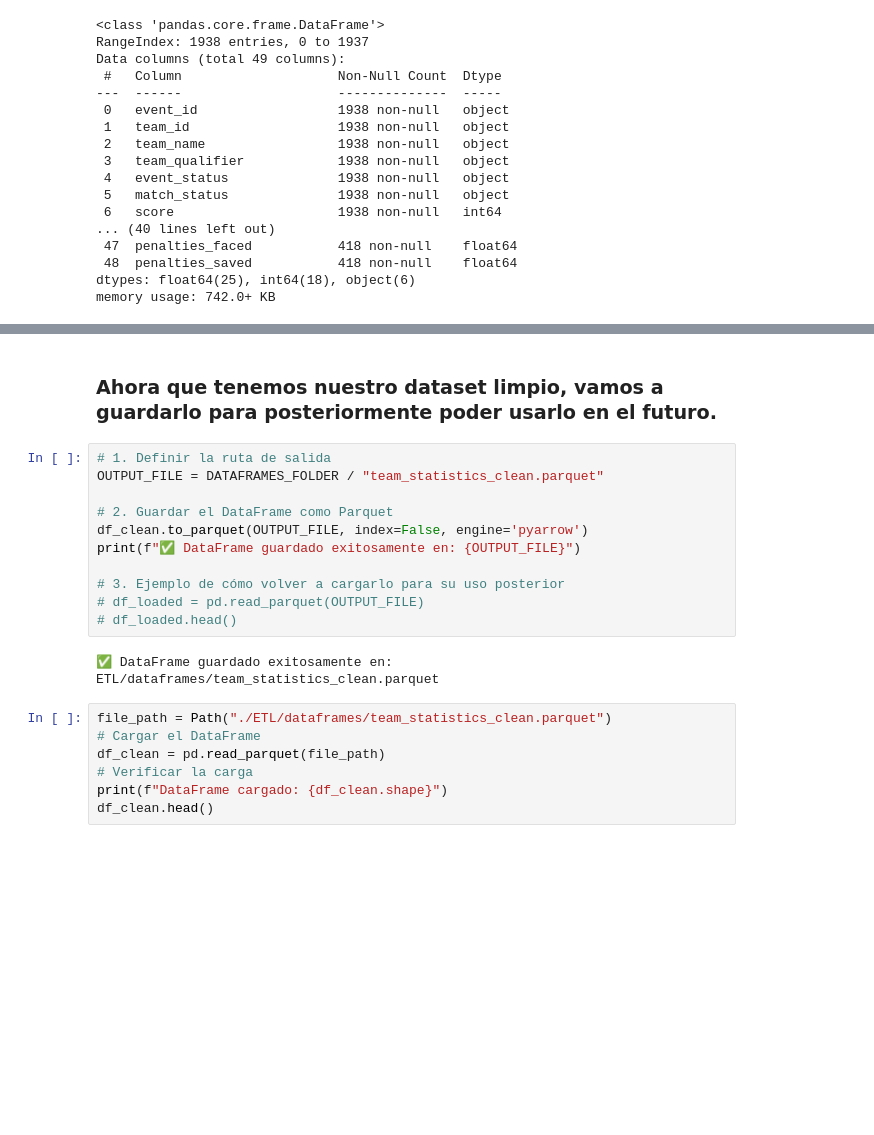
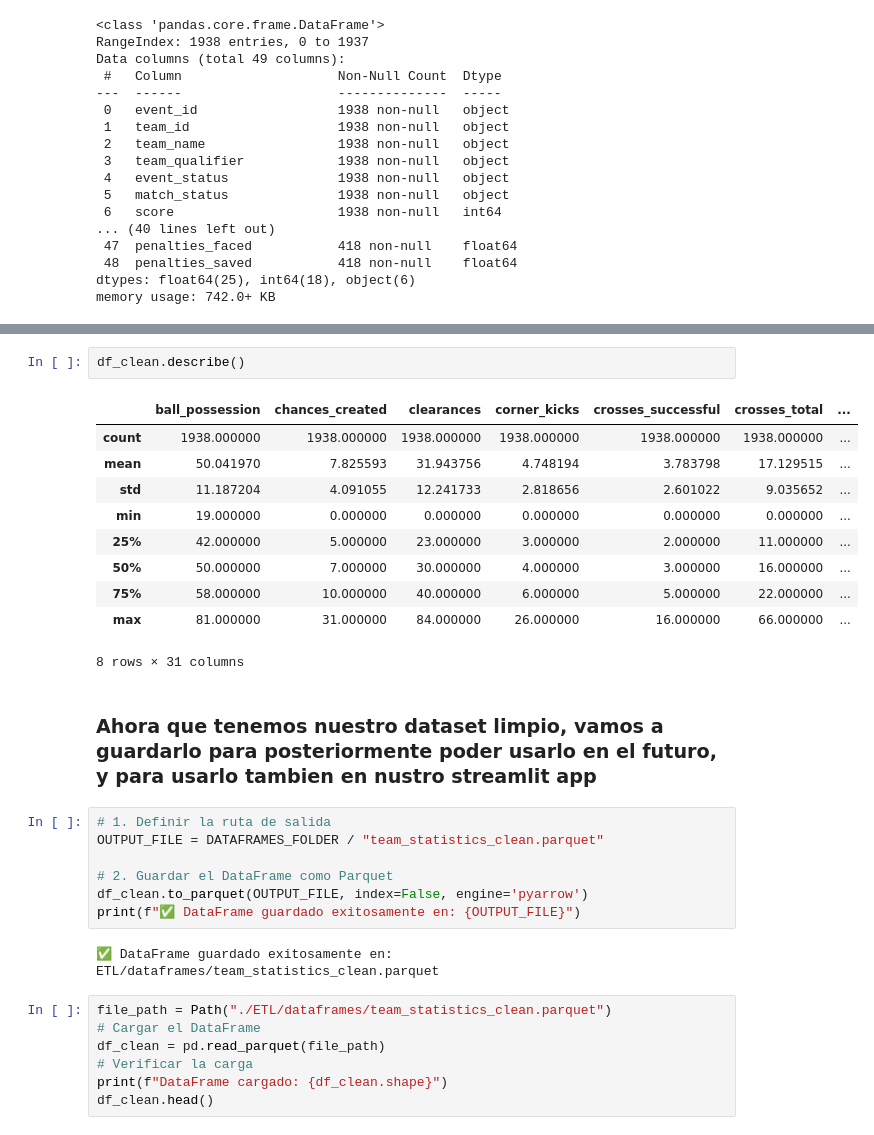
Before and after one commit to easyAppsRepos/proyecto_obtencion_de_datos, a Jupyter notebook: EDA/EDA.ipynb, the cells around one changed output, grey strips where cells are left out. Saved outputs shown, nothing was run; the diff lists cells and outputs as text; blank space fills up the shorter version.

```diff
--- a/EDA/EDA.ipynb
+++ b/EDA/EDA.ipynb
@@ -288,8 +305,21 @@ Data columns (total 34 columns):
  33  shot_volume_per_possession  1938 non-null   float64
 dtypes: float64(19), int64(12), object(3)
 memory usage: 514.9+ KB
+# %%
+df_clean.describe()
+# %% [output]
+|  | ball_possession | chances_created | clearances | corner_kicks | crosses_successful | crosses_total | ... |
+| count | 1938.000000 | 1938.000000 | 1938.000000 | 1938.000000 | 1938.000000 | 1938.000000 | ... |
+| mean | 50.041970 | 7.825593 | 31.943756 | 4.748194 | 3.783798 | 17.129515 | ... |
+| std | 11.187204 | 4.091055 | 12.241733 | 2.818656 | 2.601022 | 9.035652 | ... |
+| min | 19.000000 | 0.000000 | 0.000000 | 0.000000 | 0.000000 | 0.000000 | ... |
+| 25% | 42.000000 | 5.000000 | 23.000000 | 3.000000 | 2.000000 | 11.000000 | ... |
+| 50% | 50.000000 | 7.000000 | 30.000000 | 4.000000 | 3.000000 | 16.000000 | ... |
+| 75% | 58.000000 | 10.000000 | 40.000000 | 6.000000 | 5.000000 | 22.000000 | ... |
+| max | 81.000000 | 31.000000 | 84.000000 | 26.000000 | 16.000000 | 66.000000 | ... |
+8 rows × 31 columns
 # %% [markdown]
-### Ahora que tenemos nuestro dataset limpio, vamos a guardarlo para posteriormente poder usarlo en el futuro.
+### Ahora que tenemos nuestro dataset limpio, vamos a guardarlo para posteriormente poder usarlo en el futuro, y para usarlo tambien en nustro streamlit app
 # %%
 # 1. Definir la ruta de salida
 OUTPUT_FILE = DATAFRAMES_FOLDER / "team_statistics_clean.parquet"
@@ -297,10 +327,6 @@ OUTPUT_FILE = DATAFRAMES_FOLDER / "team_statistics_clean.parquet"
 # 2. Guardar el DataFrame como Parquet
 df_clean.to_parquet(OUTPUT_FILE, index=False, engine='pyarrow')
 print(f"✅ DataFrame guardado exitosamente en: {OUTPUT_FILE}")
-
-# 3. Ejemplo de cómo volver a cargarlo para su uso posterior
-# df_loaded = pd.read_parquet(OUTPUT_FILE)
-# df_loaded.head()
 # %% [output]
 ✅ DataFrame guardado exitosamente en: ETL/dataframes/team_statistics_clean.parquet
 # %%
```
Also changed, not shown: parts of 15 cells of this notebook, 5 other files.
